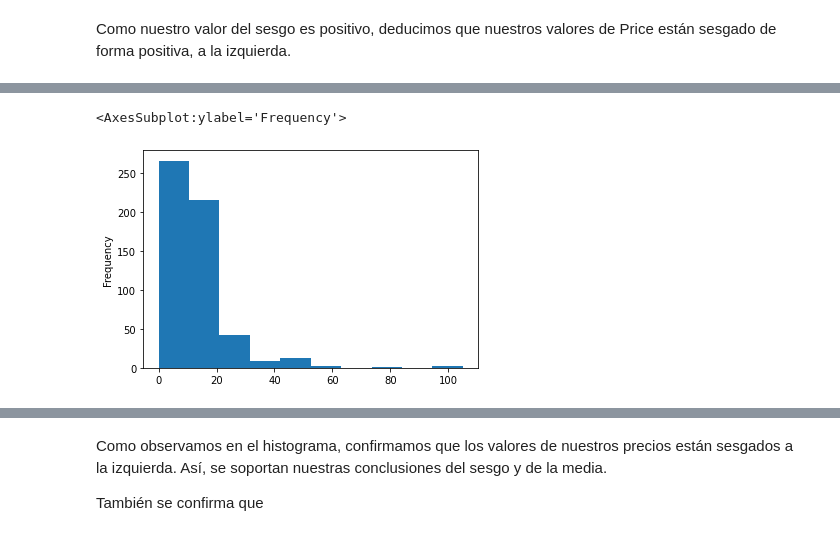
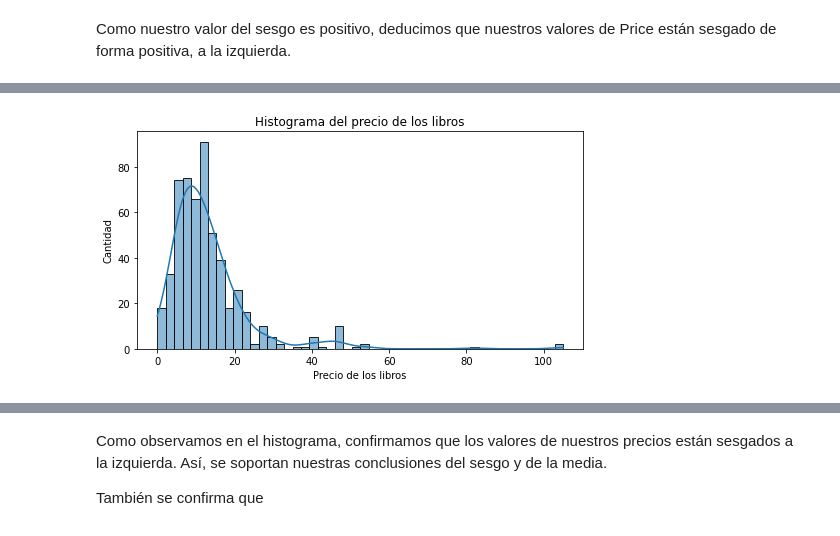
Before and after one commit to Adalab/DA-promo-A-module-2-pairprog-2-pair-3-Alicia-Laura, a Jupyter notebook: Estadistica/pair_estad_3.ipynb, the cells around one changed output, grey strips where cells are left out. Cells and saved outputs as stored; diff of their text form; code cells hidden in the pictures.

```diff
--- a/Estadistica/pair_estad_3.ipynb
+++ b/Estadistica/pair_estad_3.ipynb
@@ -148,8 +278,11 @@ Como nuestro valor del sesgo es positivo, deducimos que nuestros valores de Pric
 # %%
 x1 = media
 x2 = std
-# %%
-df["Price"].plot.hist()
-# %% [output]
-<AxesSubplot:ylabel='Frequency'>
-[figure, removed]
+# %%
+plt.figure(figsize =(8,4))
+fig = sns.histplot(x=df["Price"], kde = True)
+fig.set(xlabel='Precio de los libros', ylabel = 'Cantidad')
+fig.set_title('Histograma del precio de los libros')
+plt.show()
+# %% [output]
+[figure, added]
```
Also changed, not shown: parts of 59 cells of this notebook.
